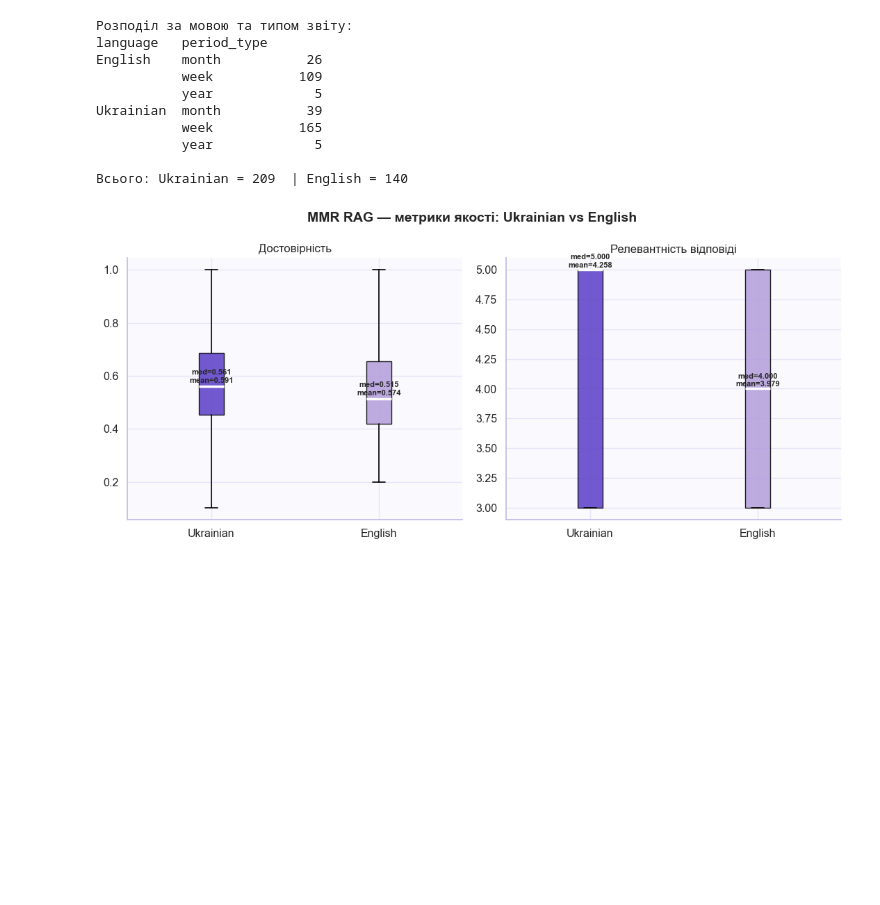
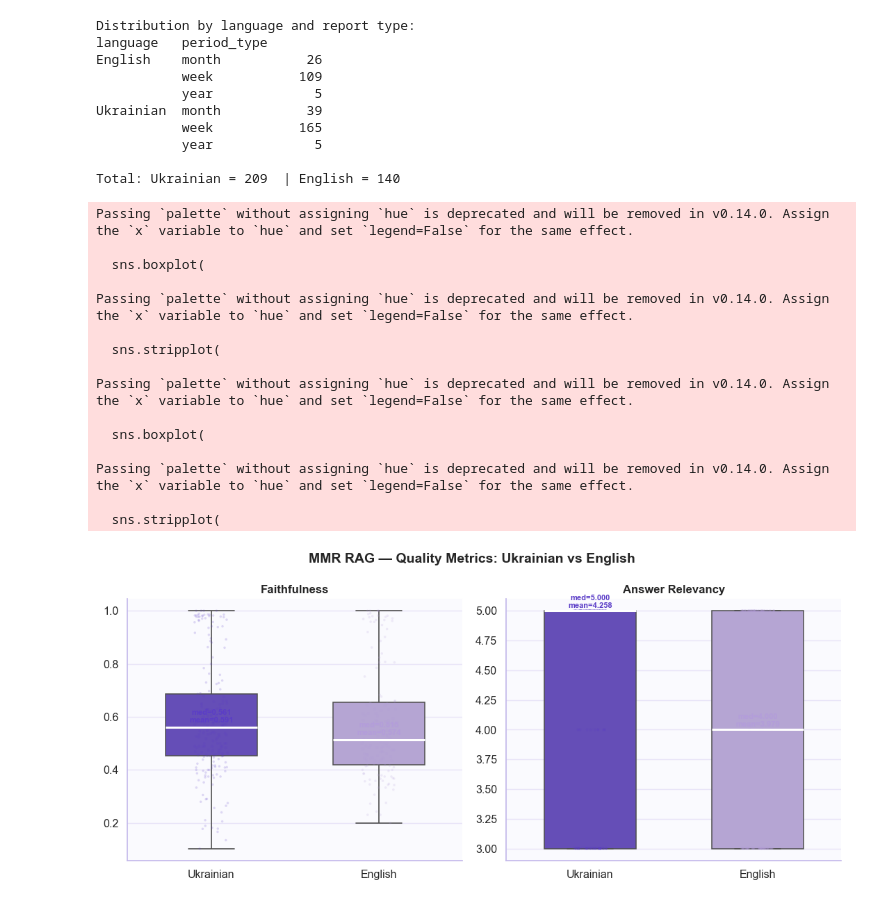
Before and after one commit to AliinaStar/productivity-journal, a Jupyter notebook: packages/backend/notebooks/evaluation/Results/evaluation_results.ipynb, the cells around one changed output. Saved outputs shown, nothing was run; the diff lists cells and outputs as text; code cells hidden in the pictures; blank space fills up the shorter version.

```diff
--- a/packages/backend/notebooks/evaluation/Results/evaluation_results.ipynb
+++ b/packages/backend/notebooks/evaluation/Results/evaluation_results.ipynb
@@ -106,7 +106,7 @@ raw_generation  month           65
                 week           279
                 year            10
 # %%
-# Покриття даних — які метрики скільки мають
+# Data coverage — how many rows each metric has
 cov = df.groupby("method")[METRIC_COLS].apply(lambda g: g.notna().mean() * 100)
 cov.columns = [METRIC_LABELS[c] for c in METRIC_COLS]
 
@@ -116,10 +116,10 @@ sns.heatmap(
     vmin=0, vmax=100, linewidths=0.6, linecolor="white",
     cbar_kws={"label": "% non-null"}, ax=ax
 )
-ax.set_title("Покриття даних (% рядків з реальним значенням)", fontsize=13, fontweight="bold")
+ax.set_title("Data Coverage (% of rows with non-null values)", fontsize=13, fontweight="bold")
 ax.set_ylabel("")
 plt.tight_layout()
 plt.show()
 
-print("\nПримітка: diversity / temporal_coverage / context_precision — тільки для місяців та року.")
+print("\nNote: diversity / temporal_coverage / context_precision — month and year only.")
 # %% [output]
@@ -537,6 +726,6 @@ display(
 **Ukrainian**: user_id 21, 23, 25 — **English**: user_id 22, 24.
 # %%
-# Завантажуємо MMR окремо (з generated_text для детекції мови)
+# Load MMR separately (with generated_text for language detection)
 mmr_raw = pd.read_csv(EXPERIMENTS / "results_mmr_rag.csv", encoding="utf-8")
 
 def detect_lang(text):
@@ -552,13 +741,13 @@ for col in METRIC_COLS + TECH_COLS:
     mmr_raw[col] = pd.to_numeric(mmr_raw[col], errors="coerce")
 
 lang_counts = mmr_raw.groupby(["language", "period_type"]).size().rename("n")
-print("Розподіл за мовою та типом звіту:")
+print("Distribution by language and report type:")
 print(lang_counts.to_string())
 print()
-print("Всього: Ukrainian =", (mmr_raw["language"] == "Ukrainian").sum(),
+print("Total: Ukrainian =", (mmr_raw["language"] == "Ukrainian").sum(),
       " | English =", (mmr_raw["language"] == "English").sum())
 # %% [output]
-Розподіл за мовою та типом звіту:
+Distribution by language and report type:
 language   period_type
 English    month           26
            week           109
@@ -567,45 +756,60 @@ Ukrainian  month           39
            week           165
            year             5
 
-Всього: Ukrainian = 209  | English = 140
+Total: Ukrainian = 209  | English = 140
 # %%
-# Метрики якості: faithfulness + answer_relevancy (повне покриття)
 LANGS = ["Ukrainian", "English"]
 FULL_METRICS = ["faithfulness_report", "answer_relevancy_report"]
 
 fig, axes = plt.subplots(1, 2, figsize=(11, 5))
-fig.suptitle("MMR RAG — метрики якості: Ukrainian vs English",
+fig.suptitle("MMR RAG — Quality Metrics: Ukrainian vs English",
              fontsize=14, fontweight="bold")
 
 for ax, metric in zip(axes, FULL_METRICS):
-    data_by_lang = [mmr_raw[mmr_raw["language"] == lang][metric].dropna().values for lang in LANGS]
-    colors = [LANG_COLORS[lang] for lang in LANGS]
-
-    bp = ax.boxplot(
-        data_by_lang,
-        labels=LANGS,
-        patch_artist=True,
-        medianprops={"color": "white", "linewidth": 2.5},
+    sns.boxplot(
+        data=mmr_raw, x="language", y=metric, order=LANGS,
+        palette=LANG_COLORS, linewidth=1.1, width=0.55,
+        medianprops={"color": "white", "linewidth": 2.2},
         whiskerprops={"linewidth": 1.2},
         capprops={"linewidth": 1.2},
-        flierprops={"marker": "o", "markersize": 3, "alpha": 0.4},
+        flierprops={"marker": "o", "markersize": 3, "alpha": 0.35, "markeredgewidth": 0},
+        ax=ax,
     )
-    for patch, color in zip(bp["boxes"], colors):
-        patch.set_facecolor(color)
-        patch.set_alpha(0.85)
+    sns.stripplot(
+        data=mmr_raw, x="language", y=metric, order=LANGS,
+        palette=LANG_COLORS, alpha=0.18, jitter=True, size=2.5,
+        ax=ax, zorder=2,
+    )
+    for i, lang in enumerate(LANGS):
+        vals = mmr_raw[mmr_raw["language"] == lang][metric].dropna().values
+        if len(vals):
+            med  = np.median(vals)
+            mean = np.mean(vals)
+            ax.text(i, med + 0.012, f"med={med:.3f}\nmean={mean:.3f}",
+                    ha="center", va="bottom", fontsize=8, fontweight="bold",
+                    color=LANG_COLORS[lang])
 
-    for i, vals in enumerate(data_by_lang):
-        if len(vals):
-            med = np.median(vals)
-            mean = np.mean(vals)
-            ax.text(i + 1, med + 0.008, f"med={med:.3f}\nmean={mean:.3f}",
-                    ha="center", va="bottom", fontsize=8, fontweight="bold")
-
-    ax.set_title(METRIC_LABELS[metric], fontsize=12)
+    ax.set_title(METRIC_LABELS[metric], fontsize=12, fontweight="bold")
     ax.set_xlabel("")
+    ax.set_ylabel("")
 
 plt.tight_layout()
 plt.show()
 # %% [output]
+Passing `palette` without assigning `hue` is deprecated and will be removed in v0.14.0. Assign the `x` variable to `hue` and set `legend=False` for the same effect.
+
+  sns.boxplot(
+
+Passing `palette` without assigning `hue` is deprecated and will be removed in v0.14.0. Assign the `x` variable to `hue` and set `legend=False` for the same effect.
+
+  sns.stripplot(
+
+Passing `palette` without assigning `hue` is deprecated and will be removed in v0.14.0. Assign the `x` variable to `hue` and set `legend=False` for the same effect.
+
+  sns.boxplot(
+
+Passing `palette` without assigning `hue` is deprecated and will be removed in v0.14.0. Assign the `x` variable to `hue` and set `legend=False` for the same effect.
+
+  sns.stripplot(
-[figure, old version]
+[figure, new version]
 # %%
```
Also changed, not shown: parts of 28 cells of this notebook, 9 other files.
